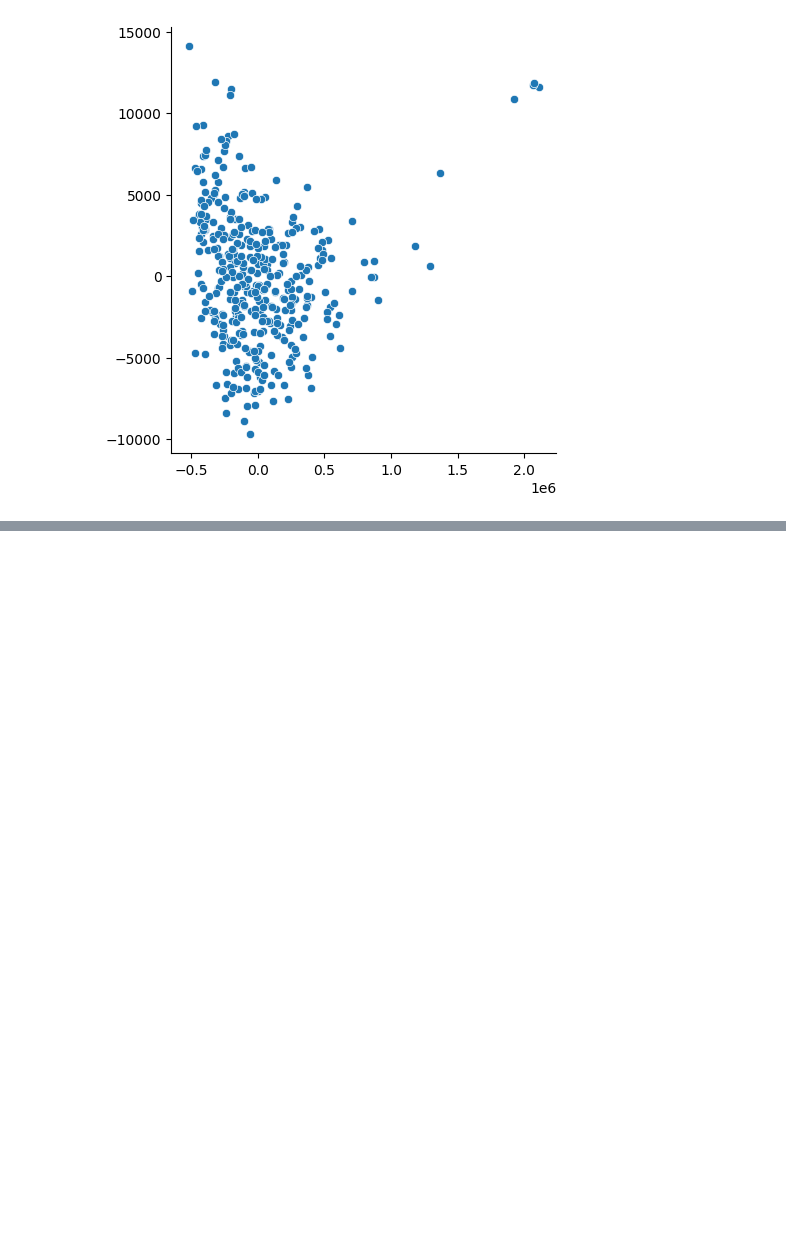
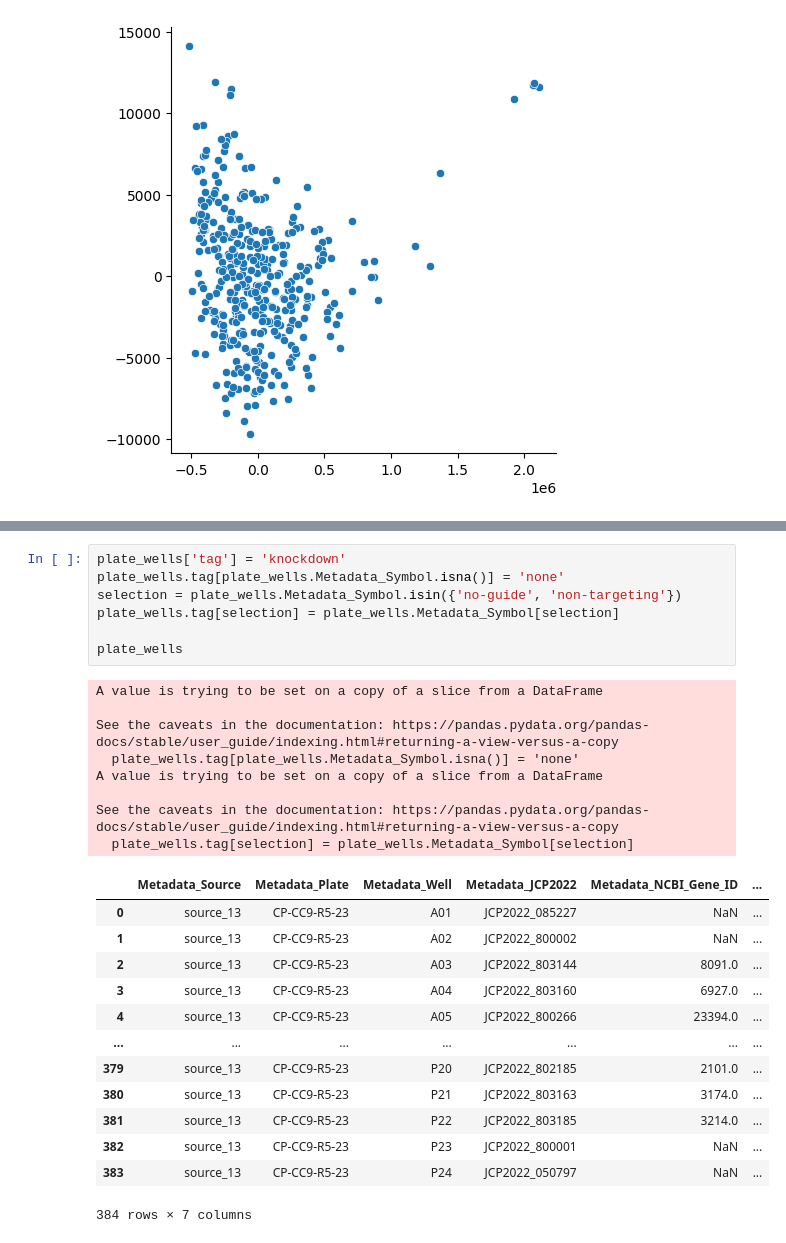
Before and after one commit to Craven-Biostat-Lab/morphology-prediction, a Jupyter notebook: data-loading.ipynb, the cells around one changed output, grey strips where cells are left out. Cells and saved outputs as stored; diff of their text form; blank space fills up the shorter version.

```diff
--- a/data-loading.ipynb
+++ b/data-loading.ipynb
@@ -221,0 +324,29 @@ sns.relplot(x=decomp[:,0], y=decomp[:,1])
+# %%
+plate_wells['tag'] = 'knockdown'
+plate_wells.tag[plate_wells.Metadata_Symbol.isna()] = 'none'
+selection = plate_wells.Metadata_Symbol.isin({'no-guide', 'non-targeting'})
+plate_wells.tag[selection] = plate_wells.Metadata_Symbol[selection]
+
+plate_wells
+# %% [output]
+A value is trying to be set on a copy of a slice from a DataFrame
+
+See the caveats in the documentation: https://pandas.pydata.org/pandas-docs/stable/user_guide/indexing.html#returning-a-view-versus-a-copy
+  plate_wells.tag[plate_wells.Metadata_Symbol.isna()] = 'none'
+A value is trying to be set on a copy of a slice from a DataFrame
+
+See the caveats in the documentation: https://pandas.pydata.org/pandas-docs/stable/user_guide/indexing.html#returning-a-view-versus-a-copy
+  plate_wells.tag[selection] = plate_wells.Metadata_Symbol[selection]
+|  | Metadata_Source | Metadata_Plate | Metadata_Well | Metadata_JCP2022 | Metadata_NCBI_Gene_ID | ... |
+| 0 | source_13 | CP-CC9-R5-23 | A01 | JCP2022_085227 | NaN | ... |
+| 1 | source_13 | CP-CC9-R5-23 | A02 | JCP2022_800002 | NaN | ... |
+| 2 | source_13 | CP-CC9-R5-23 | A03 | JCP2022_803144 | 8091.0 | ... |
+| 3 | source_13 | CP-CC9-R5-23 | A04 | JCP2022_803160 | 6927.0 | ... |
+| 4 | source_13 | CP-CC9-R5-23 | A05 | JCP2022_800266 | 23394.0 | ... |
+| ... | ... | ... | ... | ... | ... | ... |
+| 379 | source_13 | CP-CC9-R5-23 | P20 | JCP2022_802185 | 2101.0 | ... |
+| 380 | source_13 | CP-CC9-R5-23 | P21 | JCP2022_803163 | 3174.0 | ... |
+| 381 | source_13 | CP-CC9-R5-23 | P22 | JCP2022_803185 | 3214.0 | ... |
+| 382 | source_13 | CP-CC9-R5-23 | P23 | JCP2022_800001 | NaN | ... |
+| 383 | source_13 | CP-CC9-R5-23 | P24 | JCP2022_050797 | NaN | ... |
+384 rows × 7 columns
```
Also changed, not shown: parts of 29 cells of this notebook.
